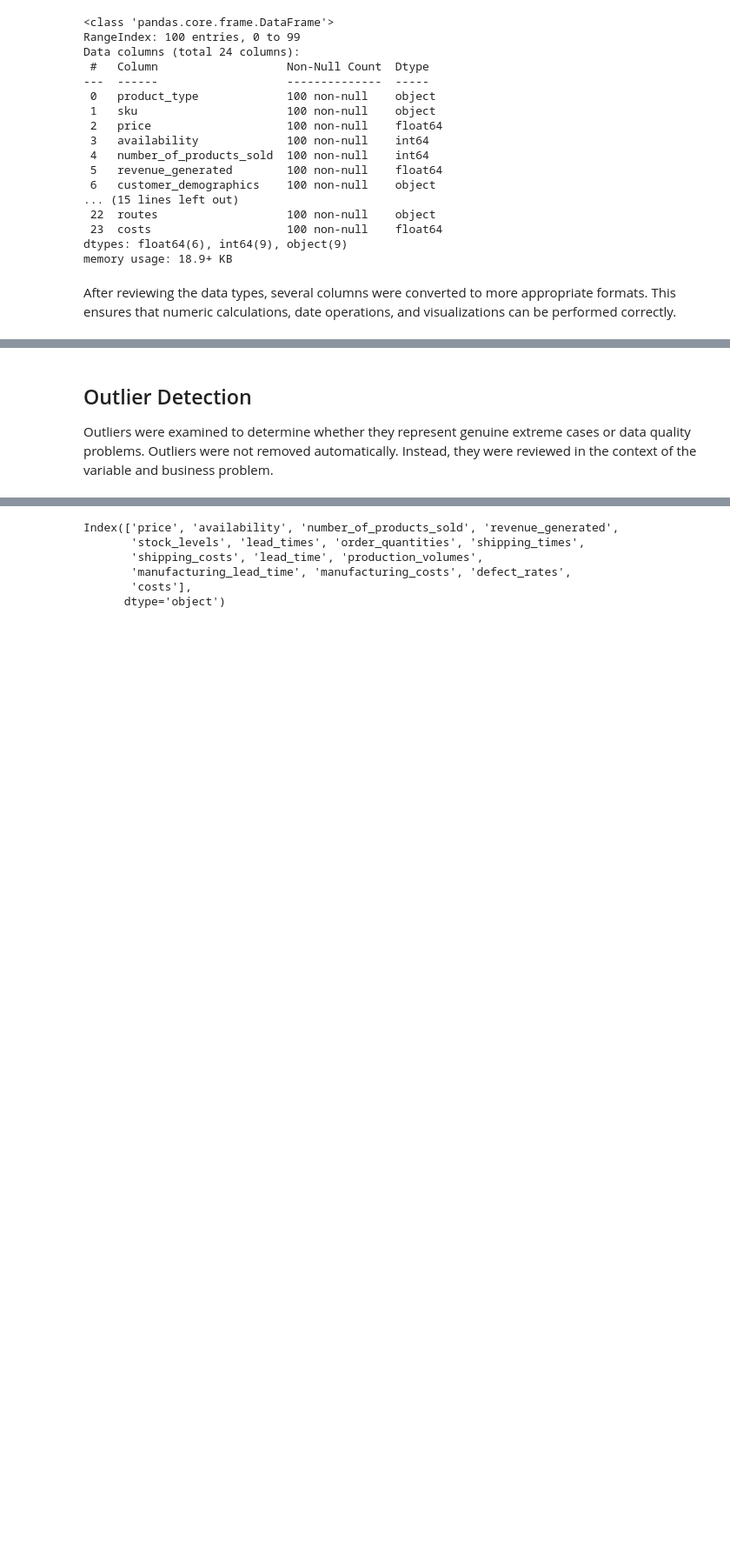
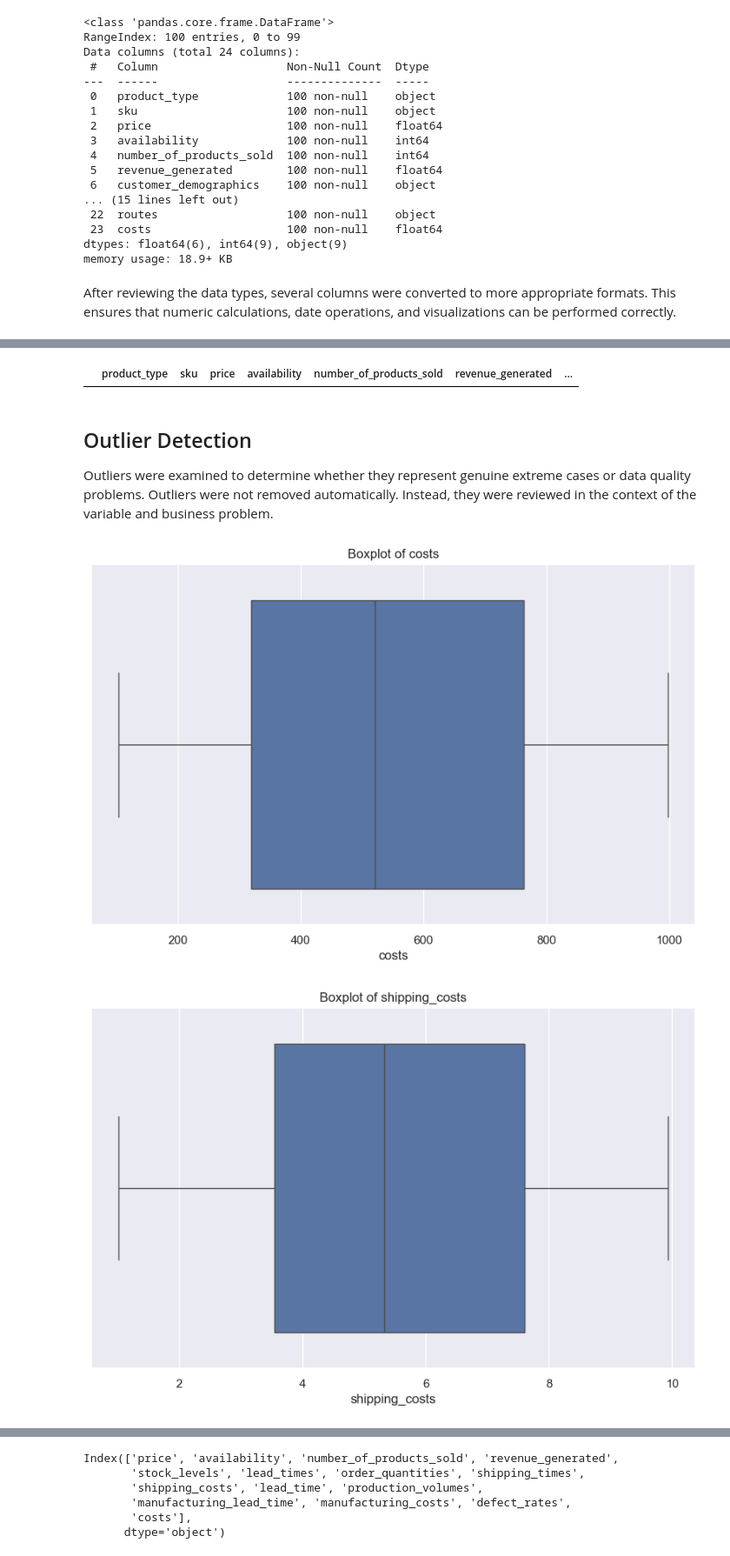
Before and after one commit to sowmyakapula/ImprovingSupplyChainEfficiency-IdentifyingCostDriversandDeliveryDelays, a Jupyter notebook: Capstone Three- Data Wrangling and EDA/Capstone3-Data Wrangling and Exploratory Data Analysis.ipynb, the cells around one changed output, grey strips where cells are left out. Shown at 87% size. Cells and saved outputs as stored; diff of their text form; code cells hidden in the pictures; blank space fills up the shorter version.

```diff
--- a/Capstone Three- Data Wrangling and EDA/Capstone3-Data Wrangling and Exploratory Data Analysis.ipynb
+++ b/Capstone Three- Data Wrangling and EDA/Capstone3-Data Wrangling and Exploratory Data Analysis.ipynb
@@ -305,5 +281,0 @@ if 'region' in df.columns:
-# %%
-if 'zipcode' in df.columns:
-    df['zipcode'] = df['zipcode'].astype(str)
-    invalid_zip = df[df['zipcode'].str.len() != 5]
-    invalid_zip.head()
@@ -312,3 +285,25 @@ Data quality checks were used to identify values that may be invalid or inconsis
+# %%
+df[['costs', 'shipping_costs', 'manufacturing_costs', 'defect_rates']].describe()
+
+df[df['costs'] < 0]
+df[df['shipping_costs'] < 0]
+df[df['manufacturing_costs'] < 0]
+
+df[(df['defect_rates'] < 0) | (df['defect_rates'] > 100)]
+# %% [output]
+|  | product_type | sku | price | availability | number_of_products_sold | revenue_generated | ... |
 # %% [markdown]
 ## Outlier Detection
 Outliers were examined to determine whether they represent genuine extreme cases or data quality problems. Outliers were not removed automatically. Instead, they were reviewed in the context of the variable and business problem.
+# %%
+import seaborn as sns
+import matplotlib.pyplot as plt
+
+for col in ['costs', 'shipping_costs', 'manufacturing_costs', 'revenue_generated', 'defect_rates']:
+    plt.figure()
+    sns.boxplot(x=df[col])
+    plt.title(f'Boxplot of {col}')
+    plt.show()
+# %% [output]
+[figure, added]
+[figure, added]
```
Also changed, not shown: parts of 22 cells of this notebook.
